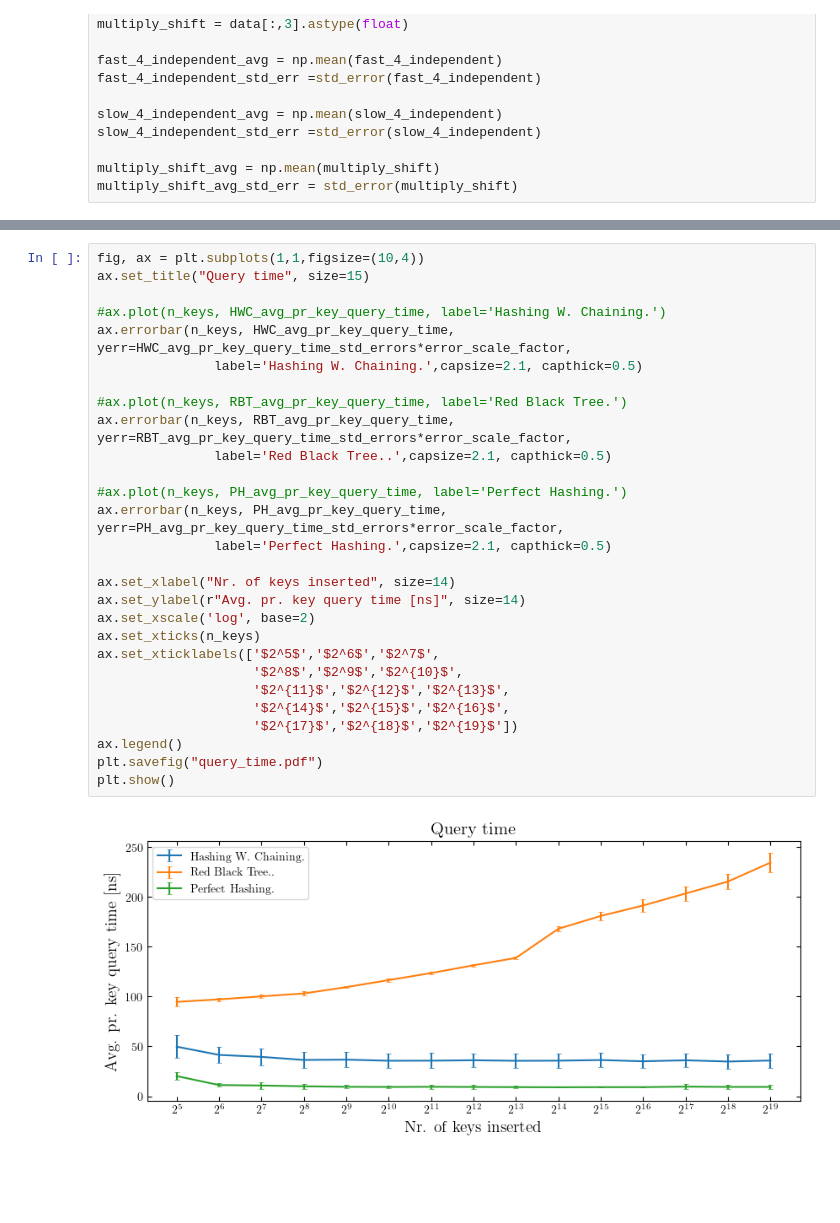
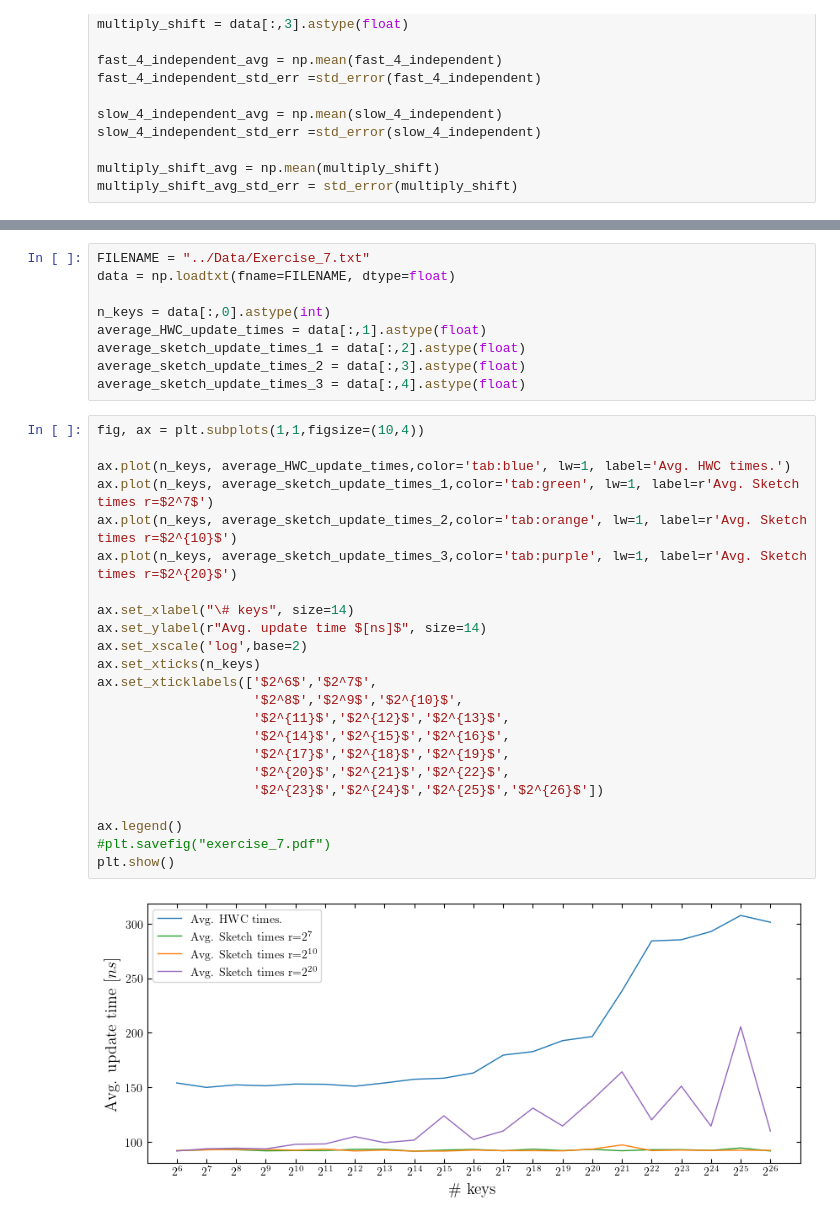
Before and after one commit to seba2390/RandomizedAlgorithms2023, a Jupyter notebook: Project 2/DataVisualization/Plotting.ipynb, the cells around one changed output, grey strips where cells are left out. Cells and saved outputs as stored; diff of their text form; blank space fills up the shorter version.

```diff
--- a/Project 2/DataVisualization/Plotting.ipynb
+++ b/Project 2/DataVisualization/Plotting.ipynb
@@ -64,30 +64,34 @@ plt.show()
+# %%
+FILENAME = "../Data/Exercise_7.txt"
+data = np.loadtxt(fname=FILENAME, dtype=float)
+
+n_keys = data[:,0].astype(int)
+average_HWC_update_times = data[:,1].astype(float)
+average_sketch_update_times_1 = data[:,2].astype(float)
+average_sketch_update_times_2 = data[:,3].astype(float)
+average_sketch_update_times_3 = data[:,4].astype(float)
 # %%
 fig, ax = plt.subplots(1,1,figsize=(10,4))
-ax.set_title("Query time", size=15)
 
-#ax.plot(n_keys, HWC_avg_pr_key_query_time, label='Hashing W. Chaining.')
-ax.errorbar(n_keys, HWC_avg_pr_key_query_time, yerr=HWC_avg_pr_key_query_time_std_errors*error_scale_factor,
-               label='Hashing W. Chaining.',capsize=2.1, capthick=0.5)
+ax.plot(n_keys, average_HWC_update_times,color='tab:blue', lw=1, label='Avg. HWC times.')
+ax.plot(n_keys, average_sketch_update_times_1,color='tab:green', lw=1, label=r'Avg. Sketch times r=$2^7$')
+ax.plot(n_keys, average_sketch_update_times_2,color='tab:orange', lw=1, label=r'Avg. Sketch times r=$2^{10}$')
+ax.plot(n_keys, average_sketch_update_times_3,color='tab:purple', lw=1, label=r'Avg. Sketch times r=$2^{20}$')
 
-#ax.plot(n_keys, RBT_avg_pr_key_query_time, label='Red Black Tree.')
-ax.errorbar(n_keys, RBT_avg_pr_key_query_time, yerr=RBT_avg_pr_key_query_time_std_errors*error_scale_factor,
-               label='Red Black Tree..',capsize=2.1, capthick=0.5)
-
-#ax.plot(n_keys, PH_avg_pr_key_query_time, label='Perfect Hashing.')
-ax.errorbar(n_keys, PH_avg_pr_key_query_time, yerr=PH_avg_pr_key_query_time_std_errors*error_scale_factor,
-               label='Perfect Hashing.',capsize=2.1, capthick=0.5)
-
-ax.set_xlabel("Nr. of keys inserted", size=14)
-ax.set_ylabel(r"Avg. pr. key query time [ns]", size=14)
-ax.set_xscale('log', base=2)
+ax.set_xlabel("\# keys", size=14)
+ax.set_ylabel(r"Avg. update time $[ns]$", size=14)
+ax.set_xscale('log',base=2)
 ax.set_xticks(n_keys)
-ax.set_xticklabels(['$2^5$','$2^6$','$2^7$',
+ax.set_xticklabels(['$2^6$','$2^7$',
                     '$2^8$','$2^9$','$2^{10}$',
                     '$2^{11}$','$2^{12}$','$2^{13}$',
                     '$2^{14}$','$2^{15}$','$2^{16}$',
-                    '$2^{17}$','$2^{18}$','$2^{19}$'])
+                    '$2^{17}$','$2^{18}$','$2^{19}$',
+                    '$2^{20}$','$2^{21}$','$2^{22}$',
+                    '$2^{23}$','$2^{24}$','$2^{25}$','$2^{26}$'])
+
 ax.legend()
-plt.savefig("query_time.pdf")
+#plt.savefig("exercise_7.pdf")
 plt.show()
 # %% [output]
-[figure, old version]
+[figure, new version]
```
Also changed, not shown: parts of 5 cells of this notebook, 12 other files.
